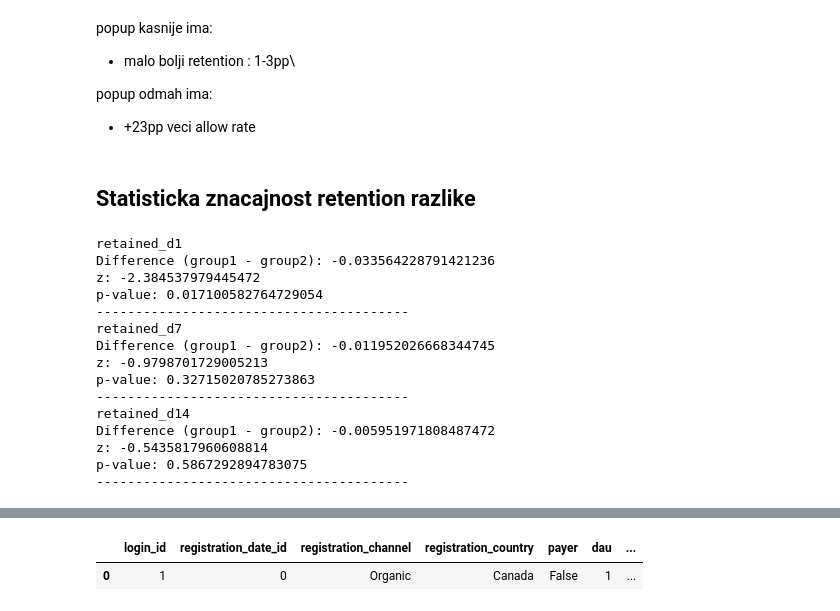
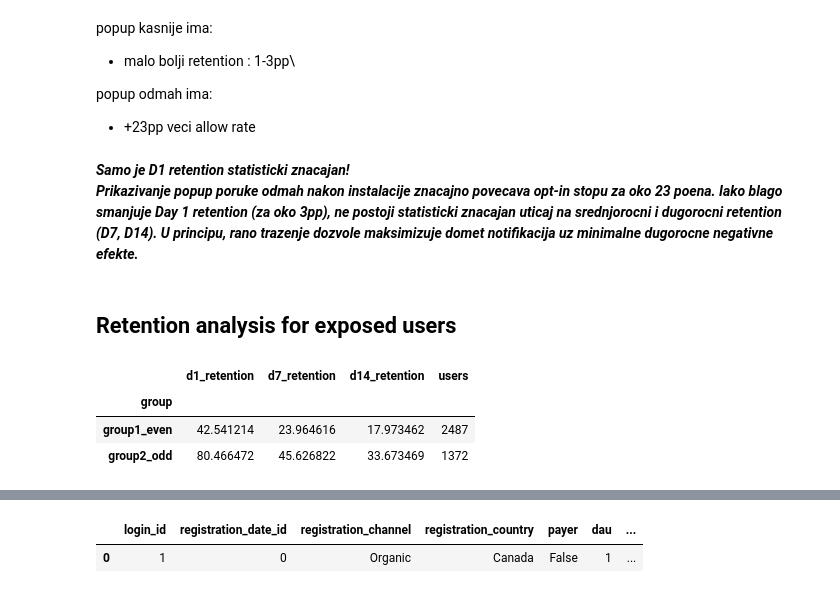
Before and after one commit to dobrosavljevicnenad/nordeus-notification-abtest-retention-ml, a Jupyter notebook: notebooks/01_ab_test_analysis.ipynb, the cells around one changed output, grey strips where cells are left out. Saved outputs shown, nothing was run; the diff lists cells and outputs as text; code cells hidden in the pictures.

```diff
--- a/notebooks/01_ab_test_analysis.ipynb
+++ b/notebooks/01_ab_test_analysis.ipynb
@@ -454,47 +521,31 @@ popup kasnije ima:
 
 popup odmah ima:
 - +23pp veci allow rate
-# %% [markdown]
-## Statisticka znacajnost retention razlike
-# %%
-from statsmodels.stats.proportion import proportions_ztest
-
-def retention_test(metric):
-    success = [
-        user_base.loc[user_base["group"]=="group1_even", metric].sum(),
-        user_base.loc[user_base["group"]=="group2_odd", metric].sum()
-    ]
-
-    nobs = [
-        (user_base["group"]=="group1_even").sum(),
-        (user_base["group"]=="group2_odd").sum()
-    ]
-
-    z, p = proportions_ztest(success, nobs)
-    diff = success[0]/nobs[0] - success[1]/nobs[1]
-
-    return diff, z, p
-
-for metric in ["retained_d1", "retained_d7", "retained_d14"]:
-    diff, z, p = retention_test(metric)
-    print(metric)
-    print("Difference (group1 - group2):", diff)
-    print("z:", z)
-    print("p-value:", p)
-    print("-"*40)
-# %% [output]
-retained_d1
-Difference (group1 - group2): -0.033564228791421236
-z: -2.384537979445472
-p-value: 0.017100582764729054
-----------------------------------------
-retained_d7
-Difference (group1 - group2): -0.011952026668344745
-z: -0.9798701729005213
-p-value: 0.32715020785273863
-----------------------------------------
-retained_d14
-Difference (group1 - group2): -0.005951971808487472
-z: -0.5435817960608814
-p-value: 0.5867292894783075
-----------------------------------------
+# %% [markdown]
+***Samo je D1 retention statisticki znacajan!***\
+***Prikazivanje popup poruke odmah nakon instalacije znacajno povecava opt-in stopu za oko 23 poena. Iako blago smanjuje Day 1 retention (za oko 3pp), ne postoji statisticki znacajan uticaj na srednjorocni i dugorocni retention (D7, D14). U principu, rano trazenje dozvole maksimizuje domet notifikacija uz minimalne dugorocne negativne efekte.***
+# %% [markdown]
+## Retention analysis for exposed users
+# %%
+exposed = user_base[user_base["notif_exposed"] == True]
+
+retention_summary = (
+    exposed
+    .groupby("group")
+    .agg(
+        d1_retention=("retained_d1", "mean"),
+        d7_retention=("retained_d7", "mean"),
+        d14_retention=("retained_d14", "mean"),
+        users=("login_id", "count")
+    )
+)
+
+retention_summary_percent = retention_summary.copy()
+retention_summary_percent[["d1_retention", "d7_retention", "d14_retention"]] *= 100
+
+display(retention_summary_percent)
+# %% [output]
+|  | d1_retention | d7_retention | d14_retention | users |
+| group |  |  |  |  |
+| group1_even | 42.541214 | 23.964616 | 17.973462 | 2487 |
+| group2_odd | 80.466472 | 45.626822 | 33.673469 | 1372 |
```
Also changed, not shown: parts of 23 cells of this notebook.
